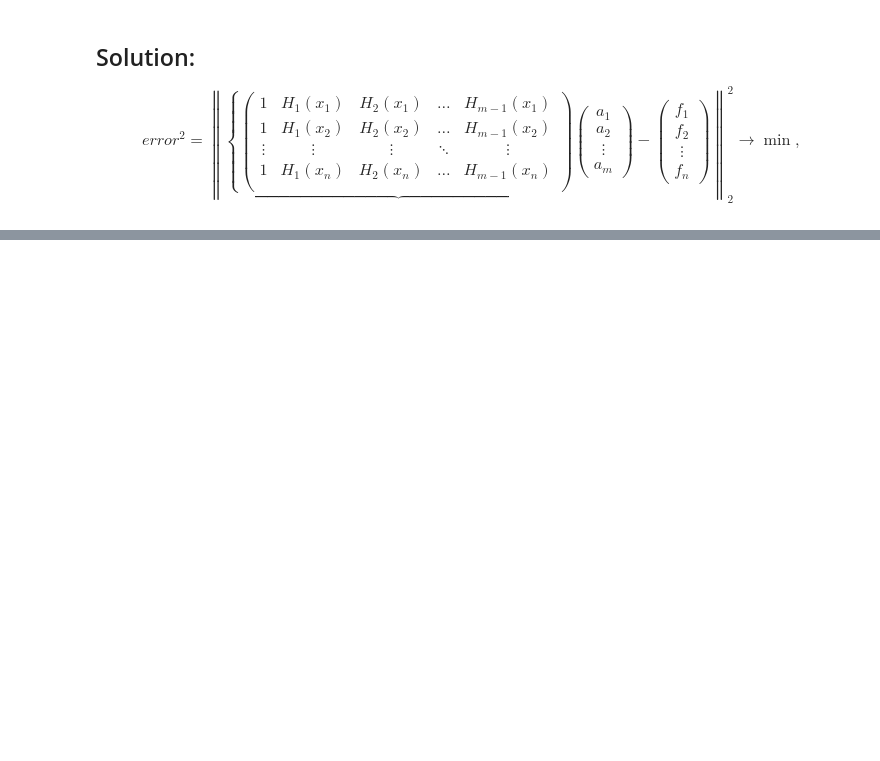
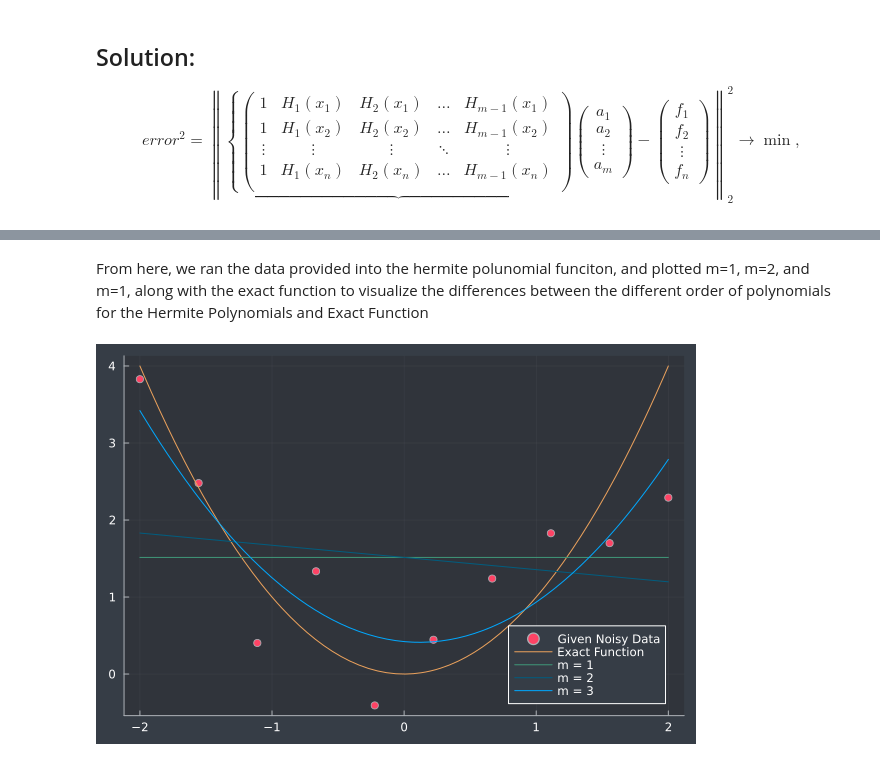
Before and after one commit to jloch206/Comp_Phys_Lochner, a Jupyter notebook: HW4_Report.ipynb, the cells around one changed output, grey strips where cells are left out. Cells and saved outputs as stored; diff of their text form; code cells hidden in the pictures; blank space fills up the shorter version.

```diff
--- a/HW4_Report.ipynb
+++ b/HW4_Report.ipynb
@@ -49,0 +101,14 @@ $$
+# %% [markdown]
+From here, we ran the data provided into the hermite polunomial funciton, and plotted m=1, m=2, and m=1, along with the exact function to visualize the differences between the different order of polynomials for the Hermite Polynomials and Exact Function
+# %%
+using Plots
+Plots.theme(:dark)
+scatter(x_given, f_given, label = "Given Noisy Data")
+plot!(x -> f_exact(x), label = "Exact Function")
+for m in 0:2
+    regression = hermite_regression(x_given, f_given, m)
+    plot!(regression, label = "m = $(m+1)")
+end
+plot!()
+# %% [output]
+[figure, added]
```
Also changed, not shown: parts of 9 cells of this notebook.
